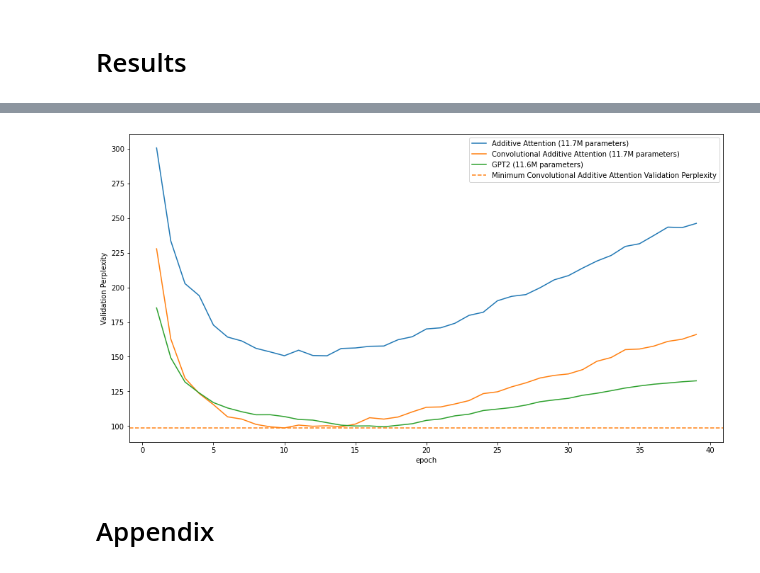
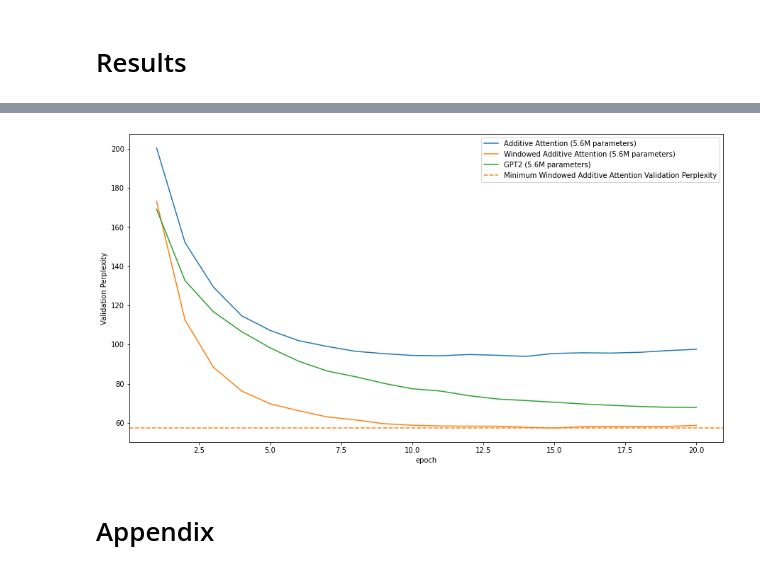
Before and after one commit to mtanghu/LEAP, a Jupyter notebook: FastLM.ipynb, the cells around one changed output, grey strips where cells are left out. Saved outputs shown, nothing was run; the diff lists cells and outputs as text; code cells hidden in the pictures.

Commit message:
Implement, explain, and test local attention

```diff
--- a/FastLM.ipynb
+++ b/FastLM.ipynb
@@ -103 +123,5 @@ conv_model = FastformerForCausalLM(config)
+# %%
+config.use_local_att = True
+config.window_sizes = [4, 8, 16, 32, 64, 2048]
+window_model = FastformerForCausalLM(config)
 # %%
@@ -108,10 +132,10 @@ f'{(pytorch_total_params / 1e6):2.1f}M'
 # %%
-conv_trainer = Trainer(
-    model=conv_model,
+window_trainer = Trainer(
+    model=window_model,
     args=training_args,
     data_collator=default_data_collator,
     train_dataset=lm_dataset["train"],
     eval_dataset=lm_dataset["validation"]
 )
 
-conv_trainer.train()
+window_trainer.train()
@@ -119,8 +147,8 @@ conv_trainer.train()
 # 3. GPT2 (comparision)
 # %%
 from transformers import GPT2Config, GPT2LMHeadModel
-config = GPT2Config(n_embd = 256, vocab_size=len(tokenizer),
-                    n_positions = block_size, n_layer = 4, n_head = 4,
+config = GPT2Config(n_embd = 128, vocab_size=len(tokenizer),
+                    n_positions = block_size, n_layer = 6, n_head = 4,
                     resid_pdrop = .1, embd_pdrop = .1, attn_pdrop = .1,
                     use_cache = False
                    )
@@ -157,12 +181,12 @@ import matplotlib.pyplot as plt
 plt.rcParams['figure.figsize'] = [15, 8]
 
 loss1 = pd.DataFrame(fast_trainer.state.log_history[1::2]).set_index("epoch")["eval_loss"]
-loss2 = pd.DataFrame(conv_trainer.state.log_history[1::2]).set_index("epoch")["eval_loss"]
+loss2 = pd.DataFrame(window_trainer.state.log_history[1::2]).set_index("epoch")["eval_loss"]
 loss3 = pd.DataFrame(gpt_trainer.state.log_history[1::2]).set_index("epoch")["eval_loss"]
 results = pd.DataFrame({f"Additive Attention ({format_num_param(fast_model)} parameters)": loss1,
-                        f"Convolutional Additive Attention ({format_num_param(conv_model)} parameters)": loss2,
+                        f"Windowed Additive Attention ({format_num_param(window_model)} parameters)": loss2,
                         f"GPT2 ({format_num_param(gpt_model)} parameters)": loss3
-                       }).iloc[:-1] # last row is a repeat
-results.to_csv("results.csv")
+                       })
+results.to_csv("preliminary_results.csv")
 results
 # %% [output]
@@ -209,14 +233,14 @@ ppl_results
 # %%
 ppl_results.plot()
 
 plt.ylabel("Validation Perplexity")
-plt.axhline(y=ppl_results[f"Convolutional Additive Attention ({format_num_param(conv_model)} parameters)"].min(),
-            linestyle='--', label = "Minimum Convolutional Additive Attention Validation Perplexity", color = 'C1')
+plt.axhline(y=ppl_results[f"Windowed Additive Attention ({format_num_param(window_model)} parameters)"].min(),
+            linestyle='--', label = "Minimum Windowed Additive Attention Validation Perplexity", color = 'C1')
 plt.legend()
-plt.savefig('results.png')
+plt.savefig('preliminary_results.png', dpi = 100)
 plt.show()
 # %% [output]
-[figure, old version]
+[figure, new version]
 # %% [markdown]
 # Appendix
 # %%
```
Also changed, not shown: parts of 21 cells of this notebook, 5 other files.
